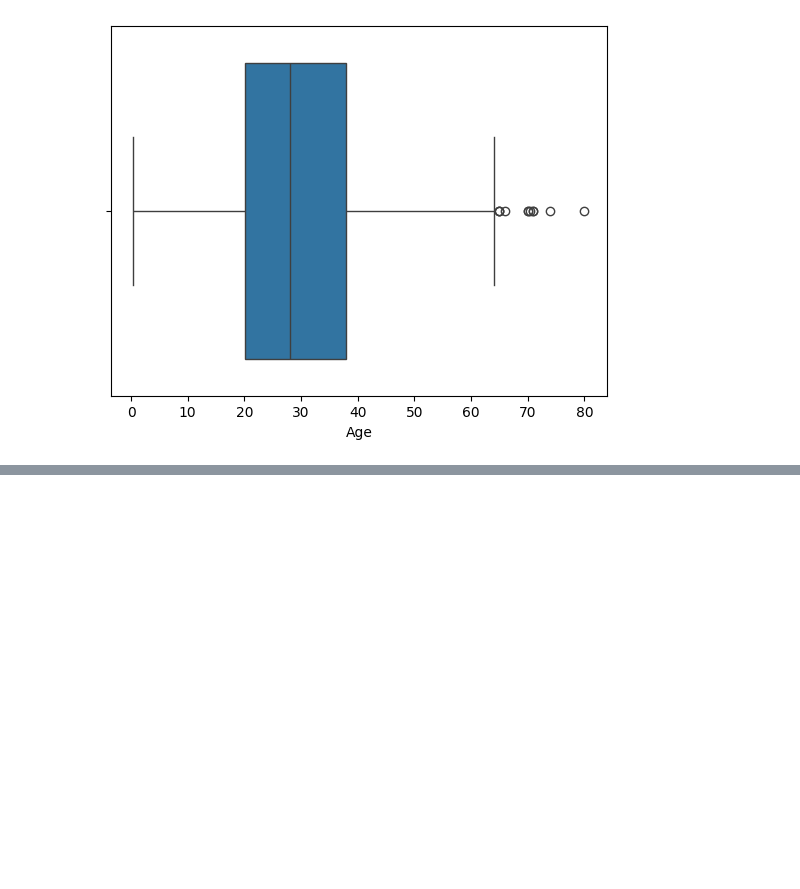
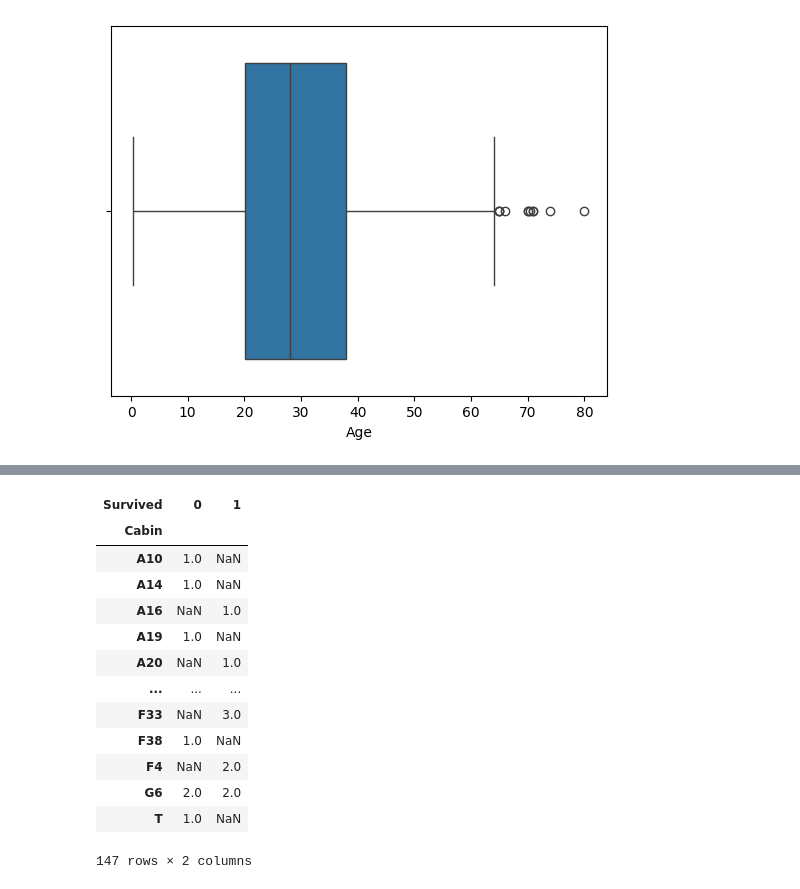
Before and after one commit to deveshpatwa/Machine_learning, a Jupyter notebook: Titenic death prediction analysis/Decision tree solution.ipynb, the cells around one changed output, grey strips where cells are left out. Drawn from its saved outputs; the diff is of its cells as text; code cells hidden in the pictures; blank space fills up the shorter version.

```diff
--- a/Titenic death prediction analysis/Untitled.ipynb
+++ b/Titenic death prediction analysis/Decision tree solution.ipynb
@@ -53,0 +99,17 @@ sns.boxplot(x=df['Age'])
+# %%
+pd.pivot_table(data=df,index='Cabin',columns='Survived',aggfunc='count',values='PassengerId')
+# %% [output]
+| Survived | 0 | 1 |
+| Cabin |  |  |
+| A10 | 1.0 | NaN |
+| A14 | 1.0 | NaN |
+| A16 | NaN | 1.0 |
+| A19 | 1.0 | NaN |
+| A20 | NaN | 1.0 |
+| ... | ... | ... |
+| F33 | NaN | 3.0 |
+| F38 | 1.0 | NaN |
+| F4 | NaN | 2.0 |
+| G6 | 2.0 | 2.0 |
+| T | 1.0 | NaN |
+147 rows × 2 columns
```
Also changed, not shown: parts of 3 cells of this notebook, 9 other files.
